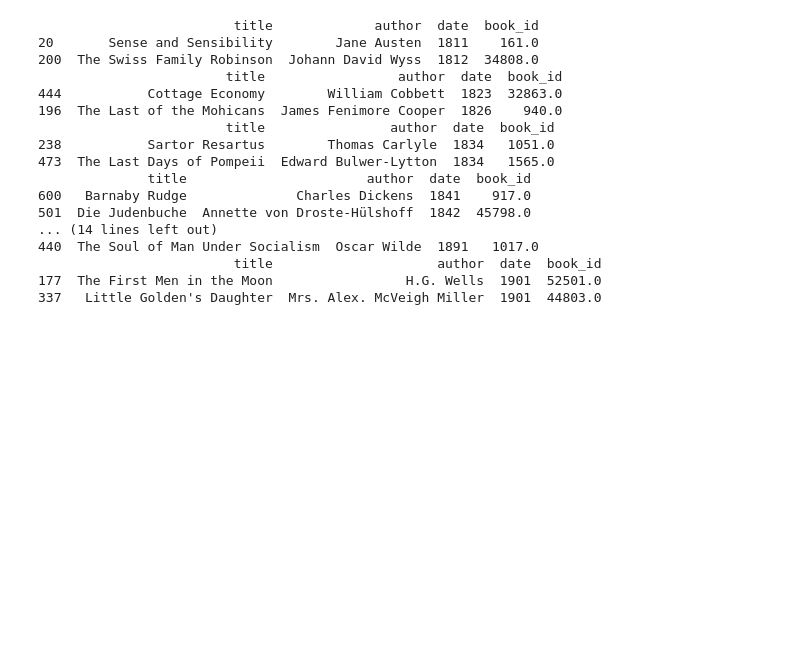
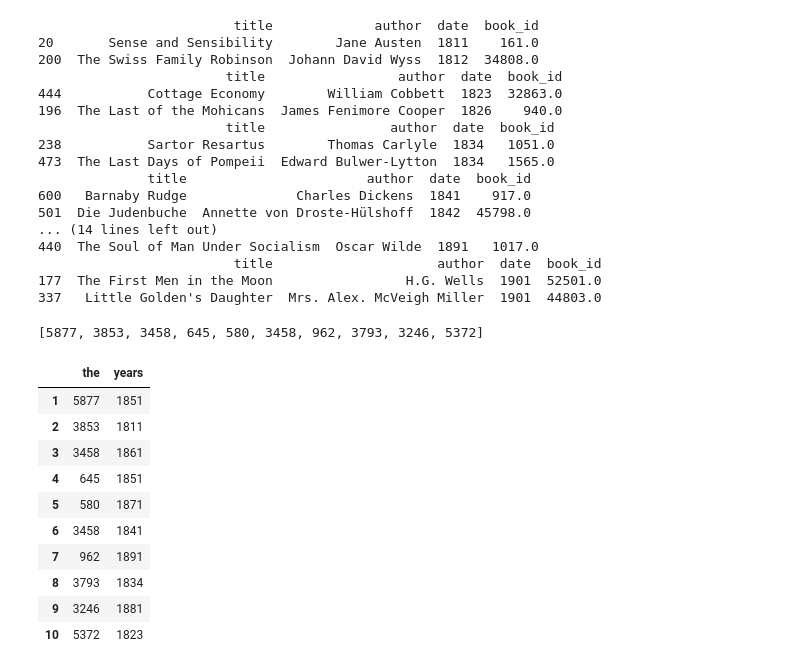
Before and after one commit to clararichter/authorship-identification, a Jupyter notebook: project_notebook.ipynb, the cells around one changed output. Drawn from its saved outputs; the diff is of its cells as text; code cells hidden in the pictures; blank space fills up the shorter version.

```diff
--- a/project_notebook.ipynb
+++ b/project_notebook.ipynb
@@ -180,0 +171,34 @@ fdist = nltk.FreqDist(tokens)
+# %%
+book_ids=[77,161,550,701,946,1013,1017,1051,2123,32863]
+number_of_times_the = []
+tknzr = TweetTokenizer()
+
+for id in book_ids:
+
+    file=open("Test_books/book{}.html".format(id),'r')
+    s = ""
+    for c in file:
+        s+=c
+    fdist = nltk.FreqDist(tknzr.tokenize(s))
+    number_of_times_the.append(fdist["the"])
+
+
+years=[1851,1811,1861,1851,1871,1841,1891,1834,1881,1823]
+print(number_of_times_the)
+df3 = pd.DataFrame({"years":years, "the":number_of_times_the}, index=[i for i in range(1,11)])
+# %% [output]
+[5877, 3853, 3458, 645, 580, 3458, 962, 3793, 3246, 5372]
+# %%
+df3
+# %% [output]
+|  | the | years |
+| 1 | 5877 | 1851 |
+| 2 | 3853 | 1811 |
+| 3 | 3458 | 1861 |
+| 4 | 645 | 1851 |
+| 5 | 580 | 1871 |
+| 6 | 3458 | 1841 |
+| 7 | 962 | 1891 |
+| 8 | 3793 | 1834 |
+| 9 | 3246 | 1881 |
+| 10 | 5372 | 1823 |
```
Also changed, not shown: parts of 3 cells of this notebook.
